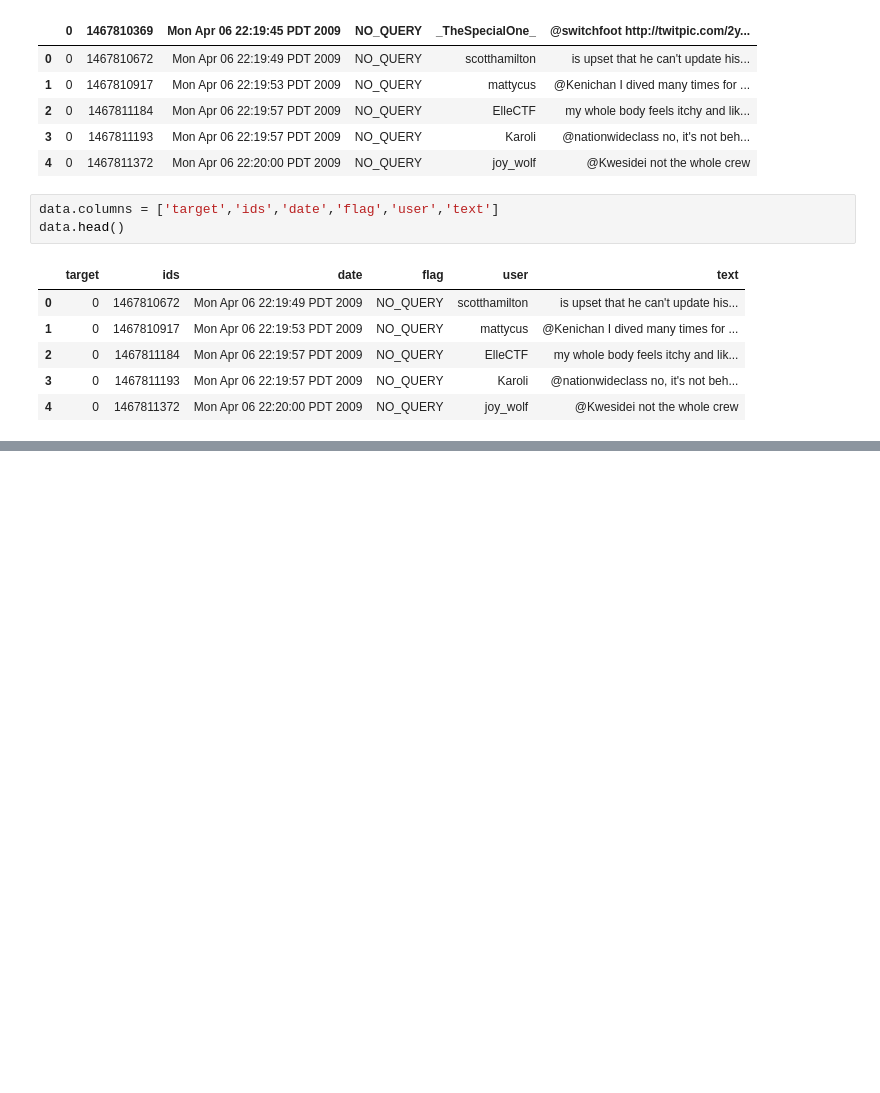
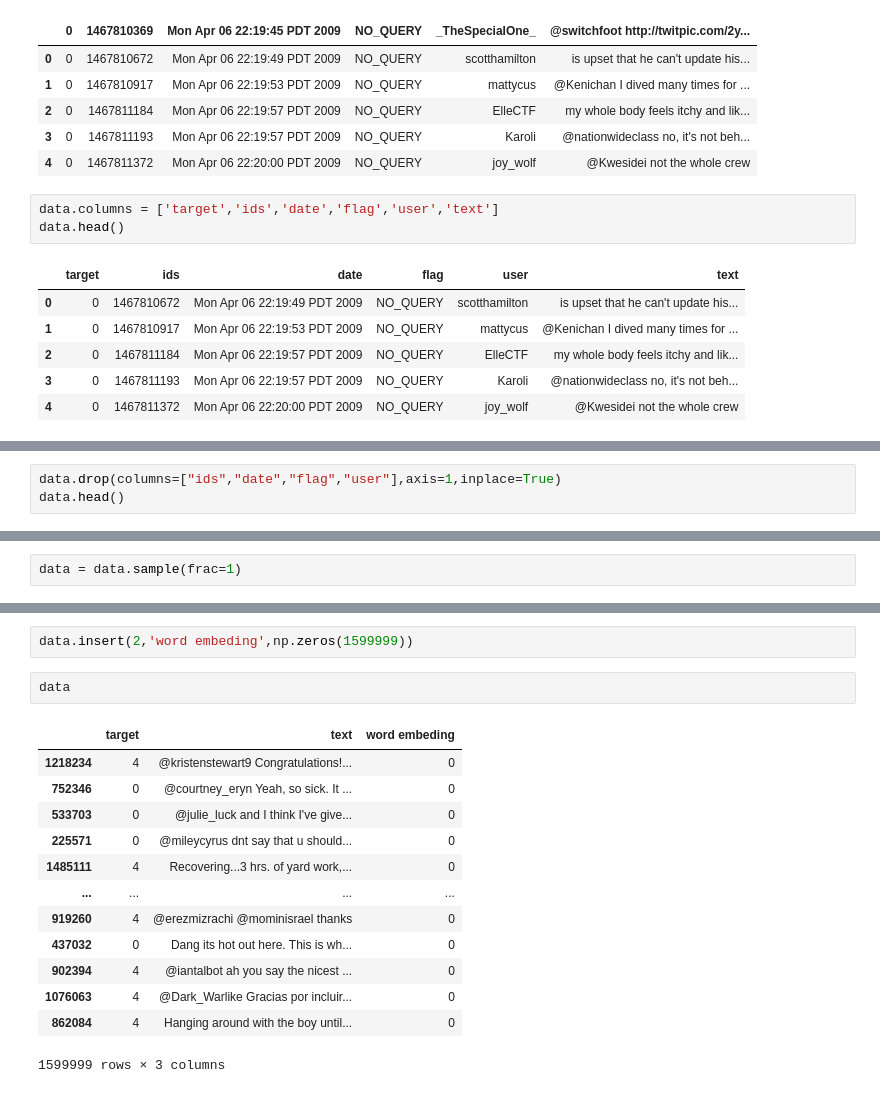
Before and after one commit to FlonyxSly/NLP, a Jupyter notebook: NLP_Florian_Leclercq.ipynb, the cells around one changed output, grey strips where cells are left out. Cells and saved outputs as stored; diff of their text form; blank space fills up the shorter version.

Commit message:
Word embeding

```diff
--- a/NLP_Florian_Leclercq.ipynb
+++ b/NLP_Florian_Leclercq.ipynb
@@ -43,0 +50,3 @@ data.head()
+# %%
+data.drop(columns=["ids","date","flag","user"],axis=1,inplace=True)
+data.head()
@@ -43,0 +60,2 @@ data.head()
+# %%
+data = data.sample(frac=1)
@@ -43,0 +77,18 @@ data.head()
+# %%
+data.insert(2,'word embeding',np.zeros(1599999))
+# %%
+data
+# %% [output]
+|  | target | text | word embeding |
+| 1218234 | 4 | @kristenstewart9 Congratulations!... | 0 |
+| 752346 | 0 | @courtney_eryn Yeah, so sick. It ... | 0 |
+| 533703 | 0 | @julie_luck and I think I've give... | 0 |
+| 225571 | 0 | @mileycyrus dnt say that u should... | 0 |
+| 1485111 | 4 | Recovering...3 hrs. of yard work,... | 0 |
+| ... | ... | ... | ... |
+| 919260 | 4 | @erezmizrachi @mominisrael thanks | 0 |
+| 437032 | 0 | Dang its hot out here. This is wh... | 0 |
+| 902394 | 4 | @iantalbot ah you say the nicest ... | 0 |
+| 1076063 | 4 | @Dark_Warlike Gracias por incluir... | 0 |
+| 862084 | 4 | Hanging around with the boy until... | 0 |
+1599999 rows × 3 columns
```
Also changed, not shown: parts of 9 cells of this notebook.
